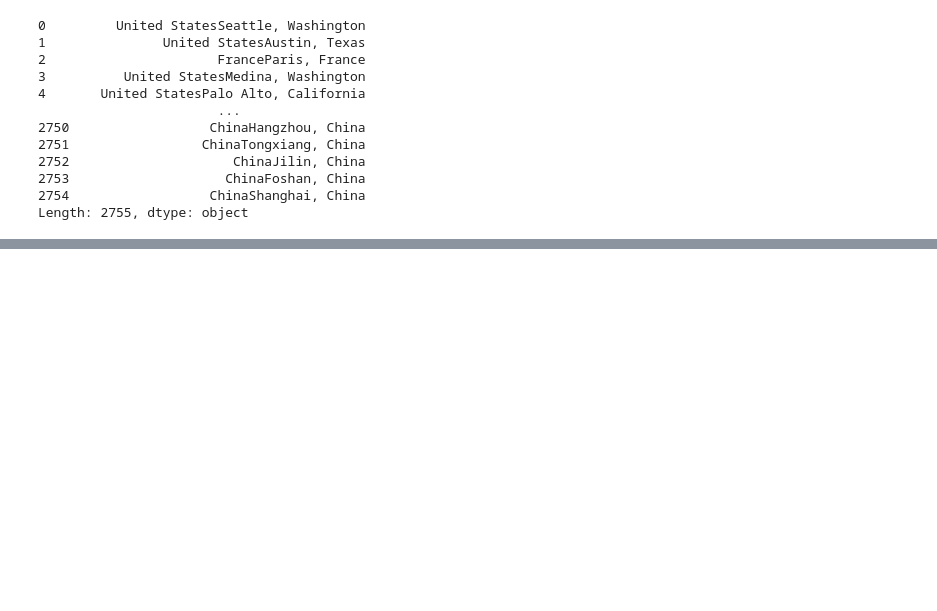
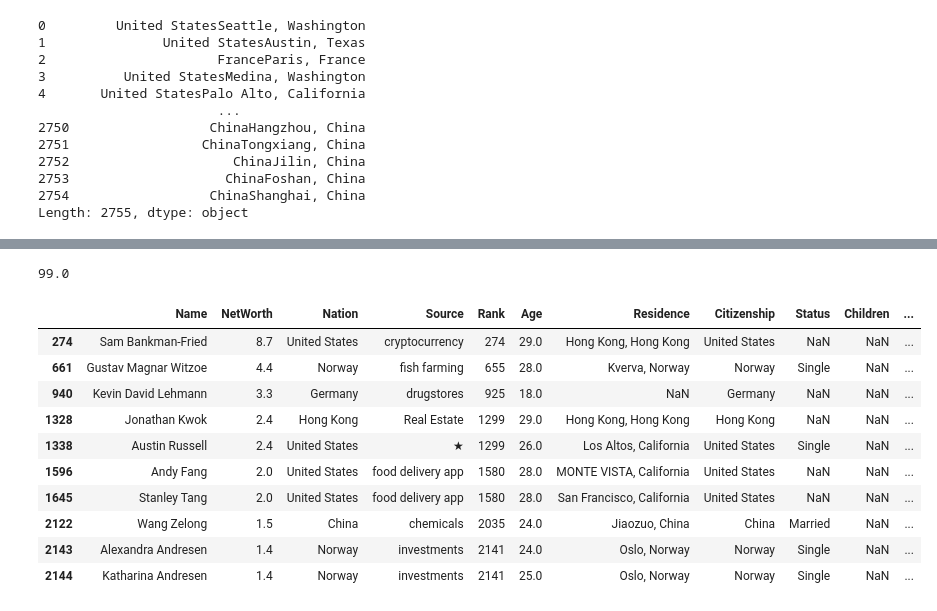
Before and after one commit to 0098goutham/Rubicon_Python_workshop, a Jupyter notebook: Rubicon_Python_D6.ipynb, the cells around one changed output, grey strips where cells are left out. Saved outputs shown, nothing was run; the diff lists cells and outputs as text; code cells hidden in the pictures; blank space fills up the shorter version.

```diff
--- a/Rubicon_Python_D6.ipynb
+++ b/Rubicon_Python_D6.ipynb
@@ -180,0 +213,22 @@ df
+# %%
+#df["Age"].mean()
+#df["Age"].min()
+df["Age"].max()
+#df["Age"].std()
+#df["Age"].median()
+# %% [output]
+99.0
+# %%
+df[df["Age"]<30]
+# %% [output]
+|  | Name | NetWorth | Nation | Source | Rank | Age | Residence | Citizenship | Status | Children | ... |
+| 274 | Sam Bankman-Fried | 8.7 | United States | cryptocurrency | 274 | 29.0 | Hong Kong, Hong Kong | United States | NaN | NaN | ... |
+| 661 | Gustav Magnar Witzoe | 4.4 | Norway | fish farming | 655 | 28.0 | Kverva, Norway | Norway | Single | NaN | ... |
+| 940 | Kevin David Lehmann | 3.3 | Germany | drugstores | 925 | 18.0 | NaN | Germany | NaN | NaN | ... |
+| 1328 | Jonathan Kwok | 2.4 | Hong Kong | Real Estate | 1299 | 29.0 | Hong Kong, Hong Kong | Hong Kong | NaN | NaN | ... |
+| 1338 | Austin Russell | 2.4 | United States | ★ | 1299 | 26.0 | Los Altos, California | United States | Single | NaN | ... |
+| 1596 | Andy Fang | 2.0 | United States | food delivery app | 1580 | 28.0 | MONTE VISTA, California | United States | NaN | NaN | ... |
+| 1645 | Stanley Tang | 2.0 | United States | food delivery app | 1580 | 28.0 | San Francisco, California | United States | NaN | NaN | ... |
+| 2122 | Wang Zelong | 1.5 | China | chemicals | 2035 | 24.0 | Jiaozuo, China | China | Married | NaN | ... |
+| 2143 | Alexandra Andresen | 1.4 | Norway | investments | 2141 | 24.0 | Oslo, Norway | Norway | Single | NaN | ... |
+| 2144 | Katharina Andresen | 1.4 | Norway | investments | 2141 | 25.0 | Oslo, Norway | Norway | Single | NaN | ... |
```
Also changed, not shown: parts of 6 cells of this notebook.
